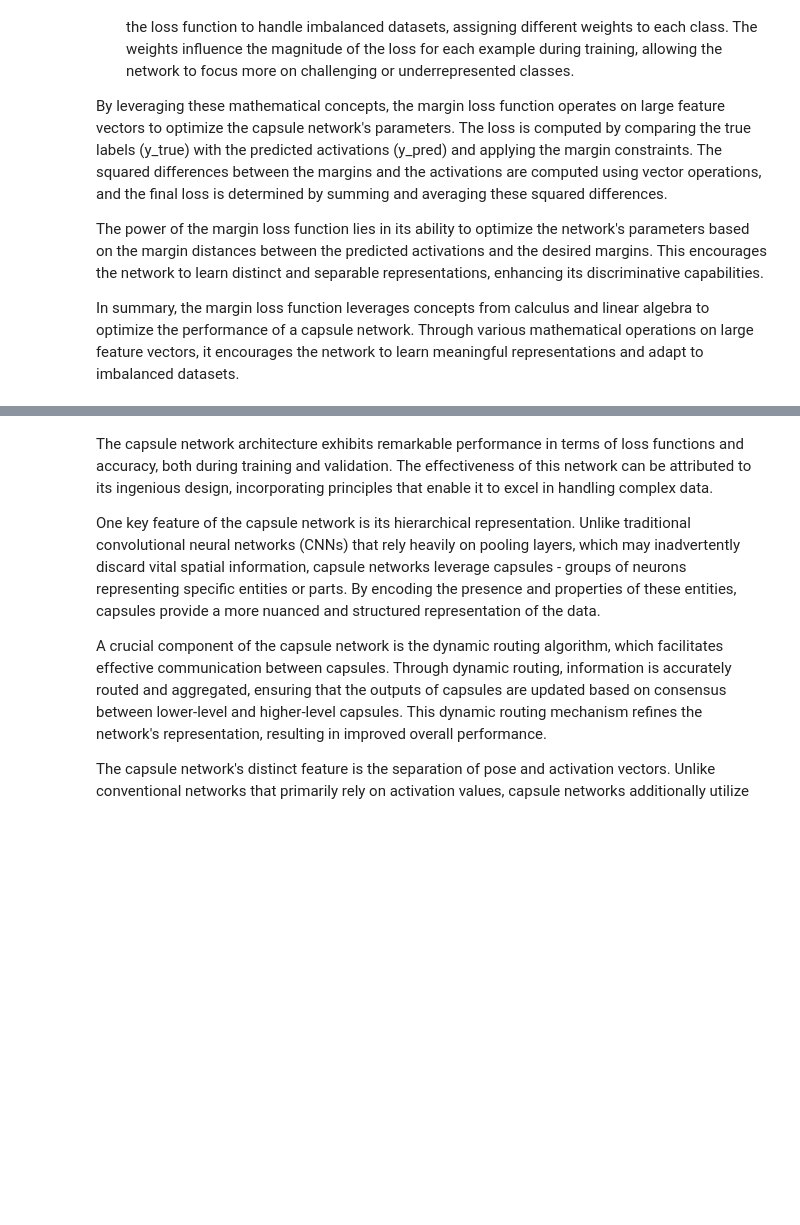
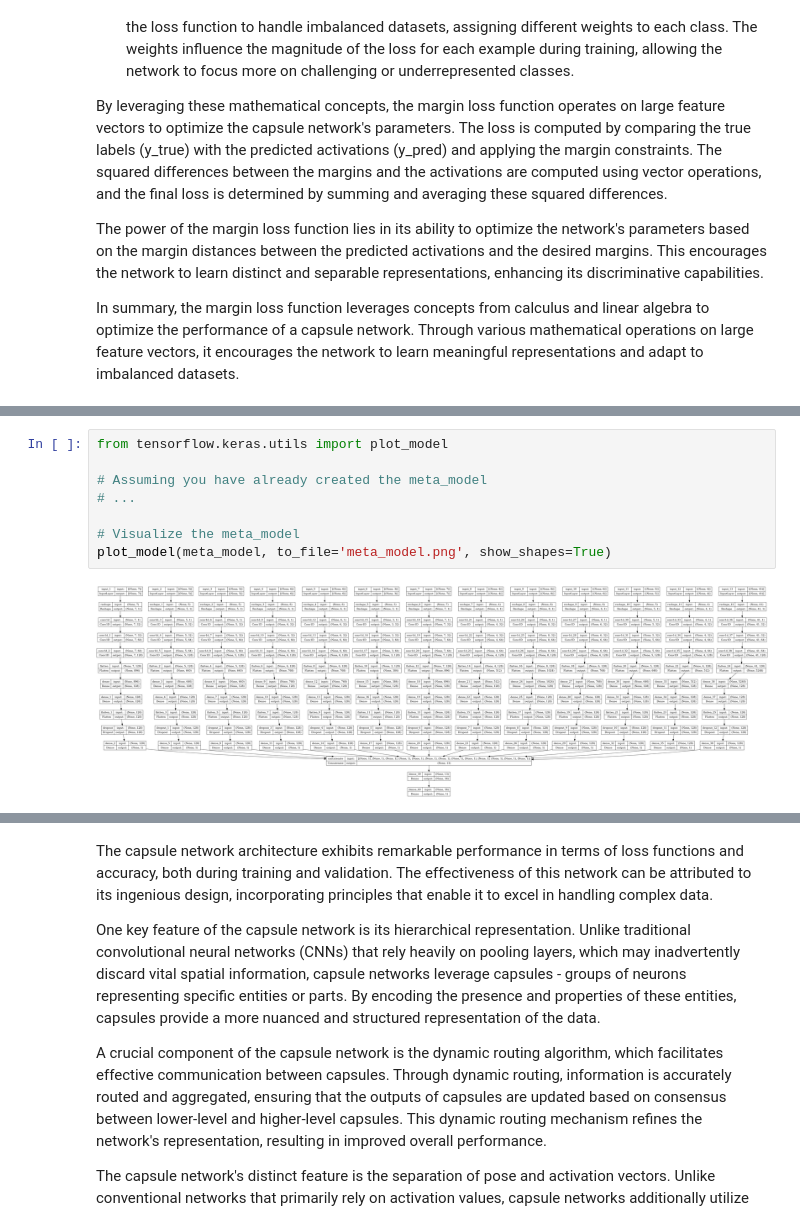
Before and after one commit to newtonh20/DataScienceFun, a Jupyter notebook: identifying-age-related-conditions-w-tfdf.ipynb, the cells around one changed output, grey strips where cells are left out. Cells and saved outputs as stored; diff of their text form; blank space fills up the shorter version.

```diff
--- a/identifying-age-related-conditions-w-tfdf.ipynb
+++ b/identifying-age-related-conditions-w-tfdf.ipynb
@@ -710,0 +749,10 @@ Epoch 6: early stopping
+# %%
+from tensorflow.keras.utils import plot_model
+
+# Assuming you have already created the meta_model
+# ...
+
+# Visualize the meta_model
+plot_model(meta_model, to_file='meta_model.png', show_shapes=True)
+# %% [output]
+[figure, added]
```
Also changed, not shown: parts of 33 cells of this notebook.
